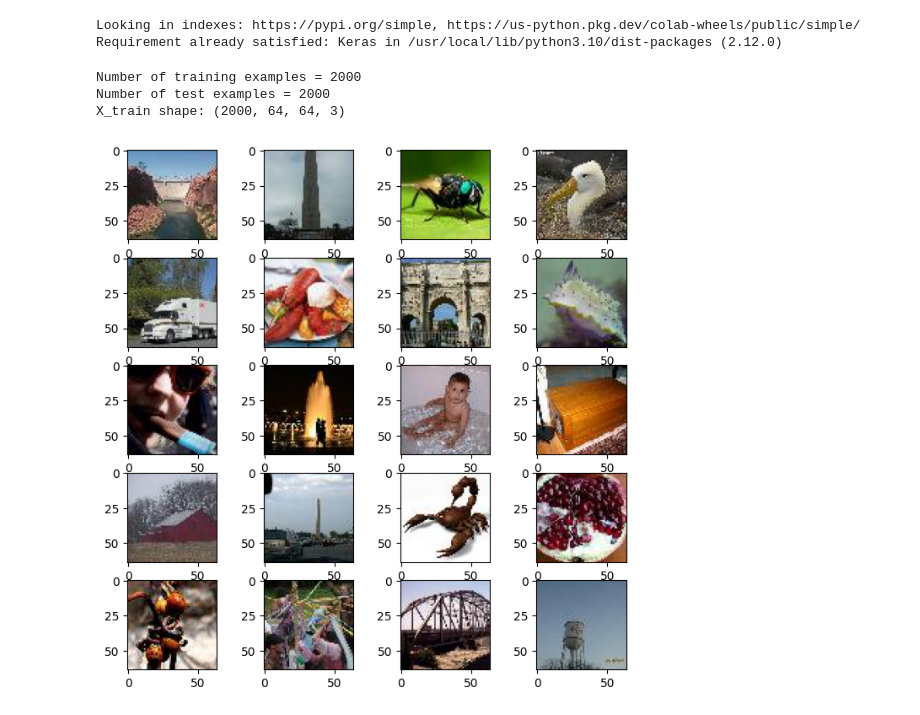
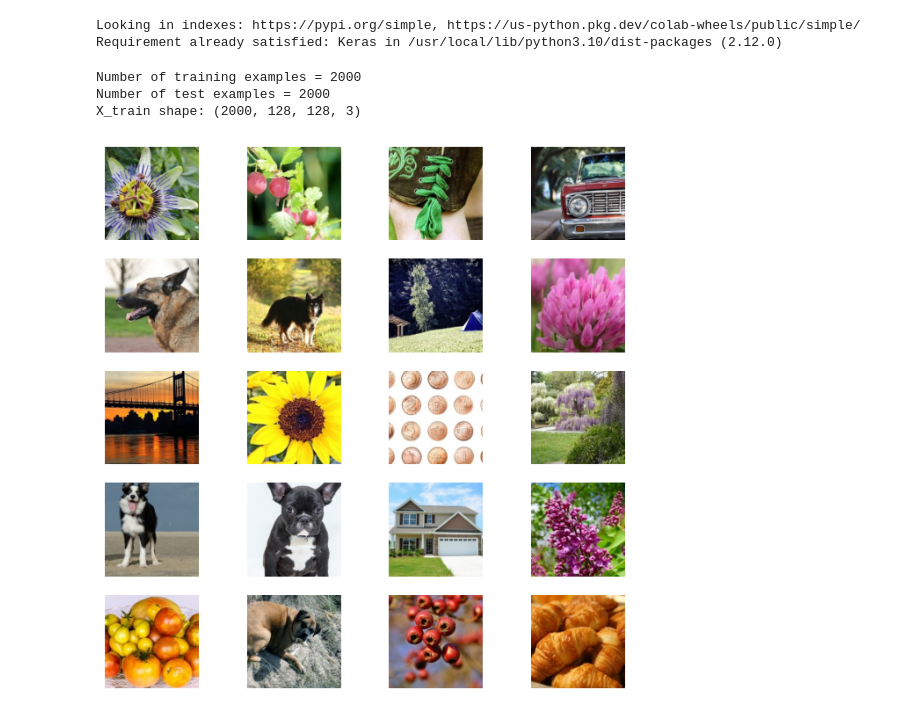
Before and after one commit to sawesky/Deep-Stegano, a Jupyter notebook: Diplomski.ipynb, the cells around one changed output. Saved outputs shown, nothing was run; the diff lists cells and outputs as text; code cells hidden in the pictures.

```diff
--- a/Diplomski.ipynb
+++ b/Diplomski.ipynb
@@ -40,25 +40,20 @@ from tqdm import *
 %matplotlib inline
 # %%
 ### Constants ###
-DATA_DIR = "./tiny-imagenet-200"
+DATA_DIR = "./Linnaeus 5 128X128"
 TRAIN_DIR = os.path.join(DATA_DIR, "train")
 TEST_DIR = os.path.join(DATA_DIR, "test")
 
-IMG_SHAPE = (64, 64)
+IMG_SHAPE = (128, 128)
 # %%
-def load_dataset_small(num_images_per_class_train=10, num_images_test=500):
-    """Loads training and test datasets, from Tiny ImageNet Visual Recogition Challenge.
+def load_dataset_small(num_images_per_class_train=400, num_images_test=400):
 
-    Arguments:
-        num_images_per_class_train: number of images per class to load into training dataset.
-        num_images_test: total number of images to load into training dataset.
-    """
     X_train = []
     X_test = []
 
     # Create training set.
     for c in os.listdir(TRAIN_DIR):
-        c_dir = os.path.join(TRAIN_DIR, c, 'images')
+        c_dir = os.path.join(TRAIN_DIR, c)
         c_imgs = os.listdir(c_dir)
         random.shuffle(c_imgs)
         for img_name_i in c_imgs[0:num_images_per_class_train]:
@@ -68,13 +63,14 @@ def load_dataset_small(num_images_per_class_train=10, num_images_test=500):
     random.shuffle(X_train)
 
     # Create test set.
-    test_dir = os.path.join(TEST_DIR, 'images')
-    test_imgs = os.listdir(test_dir)
-    random.shuffle(test_imgs)
-    for img_name_i in test_imgs[0:num_images_test]:
-        img_i = image.load_img(os.path.join(test_dir, img_name_i))
-        x = image.img_to_array(img_i)
-        X_test.append(x)
+    for test in os.listdir(TEST_DIR):
+        test_dir = os.path.join(TEST_DIR, test)
+        test_imgs = os.listdir(test_dir)
+        random.shuffle(test_imgs)
+        for img_name_i in test_imgs[0:num_images_test]:
+            img_i = image.load_img(os.path.join(test_dir, img_name_i))
+            x = image.img_to_array(img_i)
+            X_test.append(x)
 
     # Return train and test data as numpy arrays.
     return np.array(X_train), np.array(X_test)
@@ -89,11 +85,11 @@ X_test = X_test_orig/255.
 # Print statistics.
 print ("Number of training examples = " + str(X_train.shape[0]))
 print ("Number of test examples = " + str(X_train.shape[0]))
-print ("X_train shape: " + str(X_train.shape)) # Should be (train_size, 64, 64, 3).
+print ("X_train shape: " + str(X_train.shape)) # Should be (train_size, 256, 256, 3).
 # %% [output]
 Number of training examples = 2000
 Number of test examples = 2000
-X_train shape: (2000, 64, 64, 3)
+X_train shape: (2000, 128, 128, 3)
 # %%
 # First half is used for training as secret images, second half for cover images.
 
@@ -105,15 +101,16 @@ input_C = X_train[X_train.shape[0] // 2:]
 # %%
 # Show sample images from the training dataset
 fig=plt.figure(figsize=(8, 8))
 columns = 4
 rows = 5
 for i in range(1, columns*rows +1):
     # Randomly sample from training dataset
     img_idx = np.random.choice(X_train.shape[0])
     fig.add_subplot(rows, columns, i)
     plt.imshow(X_train[img_idx])
+    plt.axis('off')
 plt.show()
 # %% [output]
-[figure, old version]
+[figure, new version]
 # %%
 # Variable used to weight the losses of the secret and cover images (See paper for more details)
```
Also changed, not shown: parts of 18 cells of this notebook.
